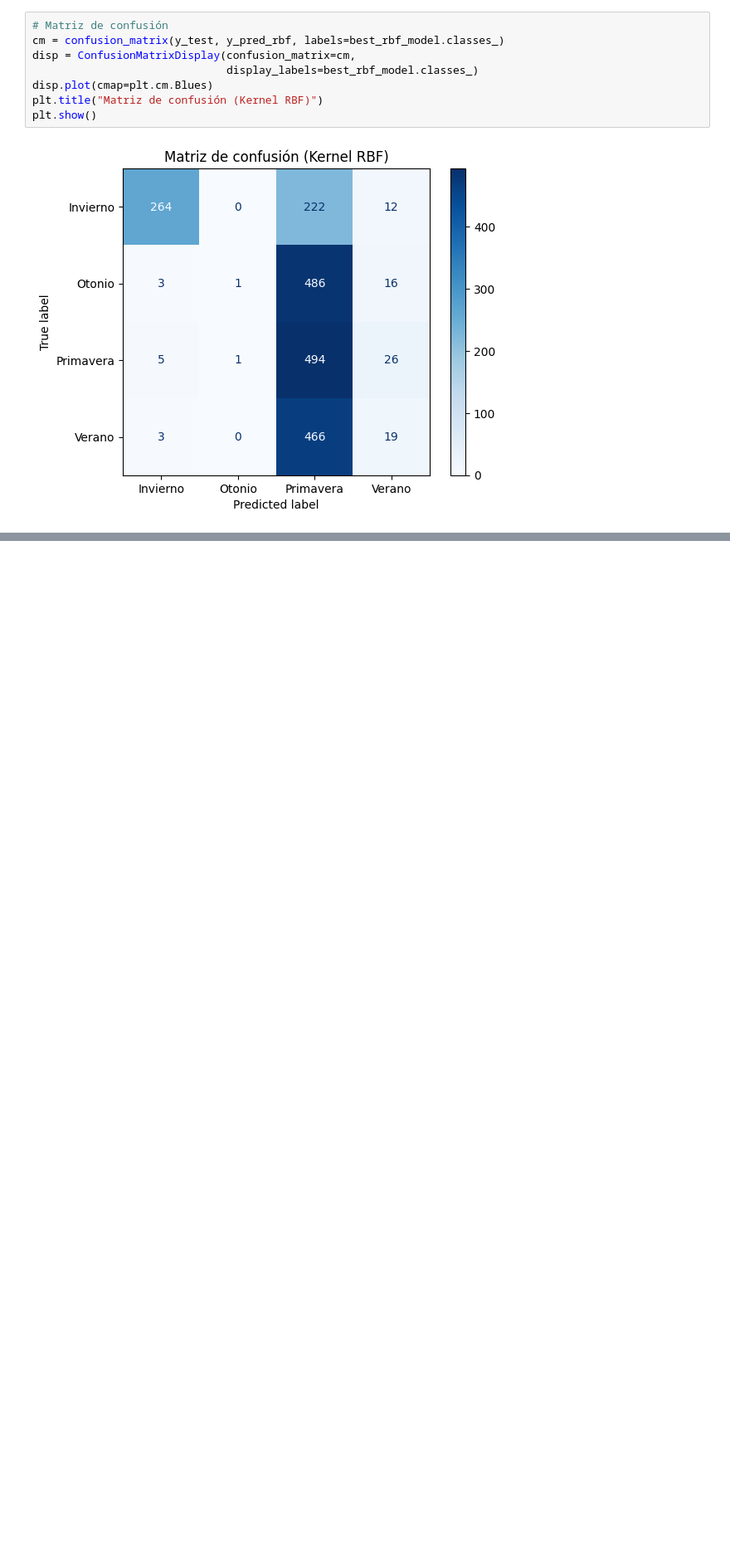
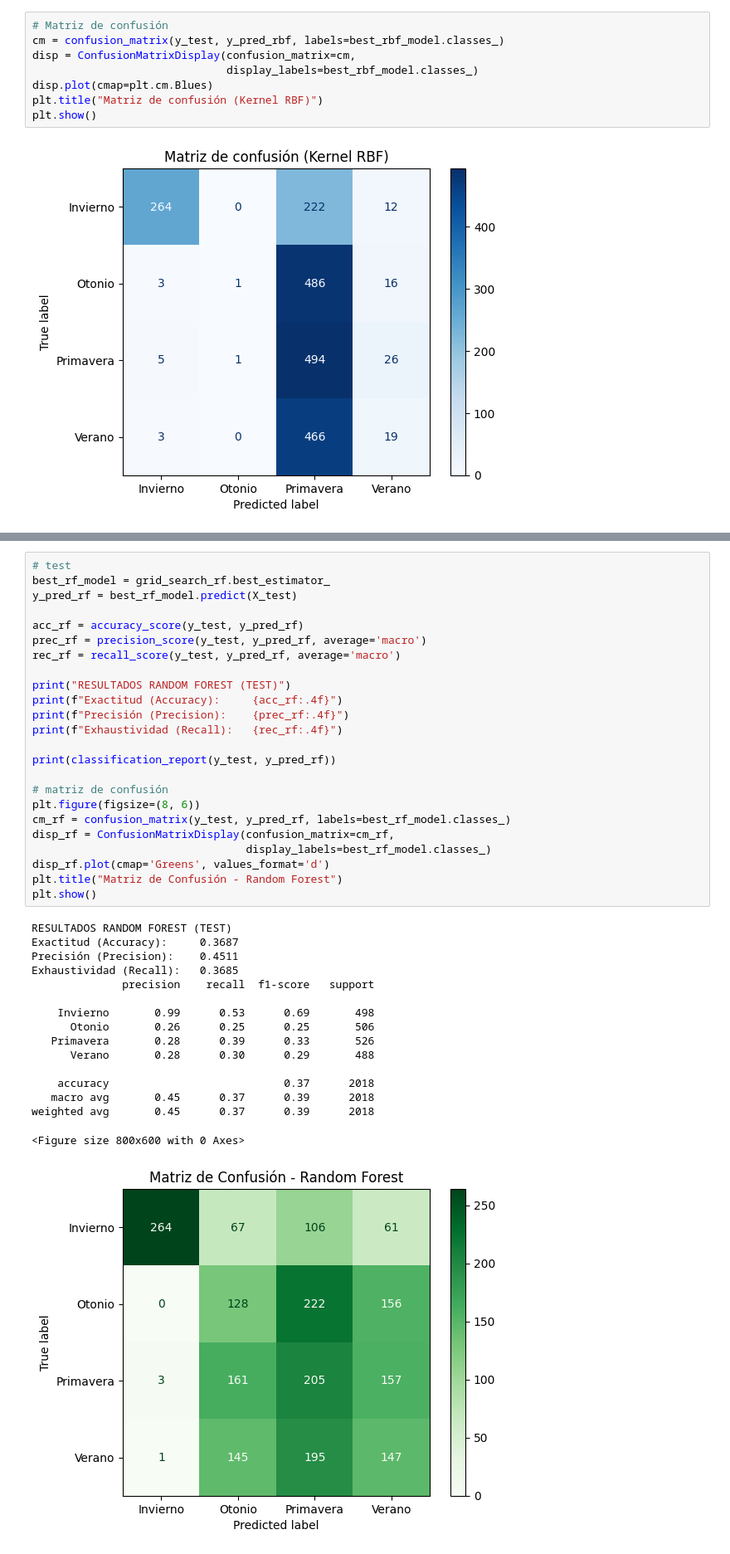
Before and after one commit to maxiromano/tp3_mineria, a Jupyter notebook: main.ipynb, the cells around one changed output, grey strips where cells are left out. Shown at 83% size. Drawn from its saved outputs; the diff is of its cells as text; blank space fills up the shorter version.

Commit message:
random forest

```diff
--- a/main.ipynb
+++ b/main.ipynb
@@ -436,0 +481,41 @@ plt.show()
+# %%
+# test
+best_rf_model = grid_search_rf.best_estimator_
+y_pred_rf = best_rf_model.predict(X_test)
+
+acc_rf = accuracy_score(y_test, y_pred_rf)
+prec_rf = precision_score(y_test, y_pred_rf, average='macro')
+rec_rf = recall_score(y_test, y_pred_rf, average='macro')
+
+print("RESULTADOS RANDOM FOREST (TEST)")
+print(f"Exactitud (Accuracy):     {acc_rf:.4f}")
+print(f"Precisión (Precision):    {prec_rf:.4f}")
+print(f"Exhaustividad (Recall):   {rec_rf:.4f}")
+
+print(classification_report(y_test, y_pred_rf))
+
+# matriz de confusión
+plt.figure(figsize=(8, 6))
+cm_rf = confusion_matrix(y_test, y_pred_rf, labels=best_rf_model.classes_)
+disp_rf = ConfusionMatrixDisplay(confusion_matrix=cm_rf,
+                                 display_labels=best_rf_model.classes_)
+disp_rf.plot(cmap='Greens', values_format='d')
+plt.title("Matriz de Confusión - Random Forest")
+plt.show()
+# %% [output]
+RESULTADOS RANDOM FOREST (TEST)
+Exactitud (Accuracy):     0.3687
+Precisión (Precision):    0.4511
+Exhaustividad (Recall):   0.3685
+              precision    recall  f1-score   support
+
+    Invierno       0.99      0.53      0.69       498
+      Otonio       0.26      0.25      0.25       506
+   Primavera       0.28      0.39      0.33       526
+      Verano       0.28      0.30      0.29       488
+
+    accuracy                           0.37      2018
+   macro avg       0.45      0.37      0.39      2018
+weighted avg       0.45      0.37      0.39      2018
+<Figure size 800x600 with 0 Axes>
+[figure, added]
```
Also changed, not shown: parts of 4 cells of this notebook, 1 other file.
